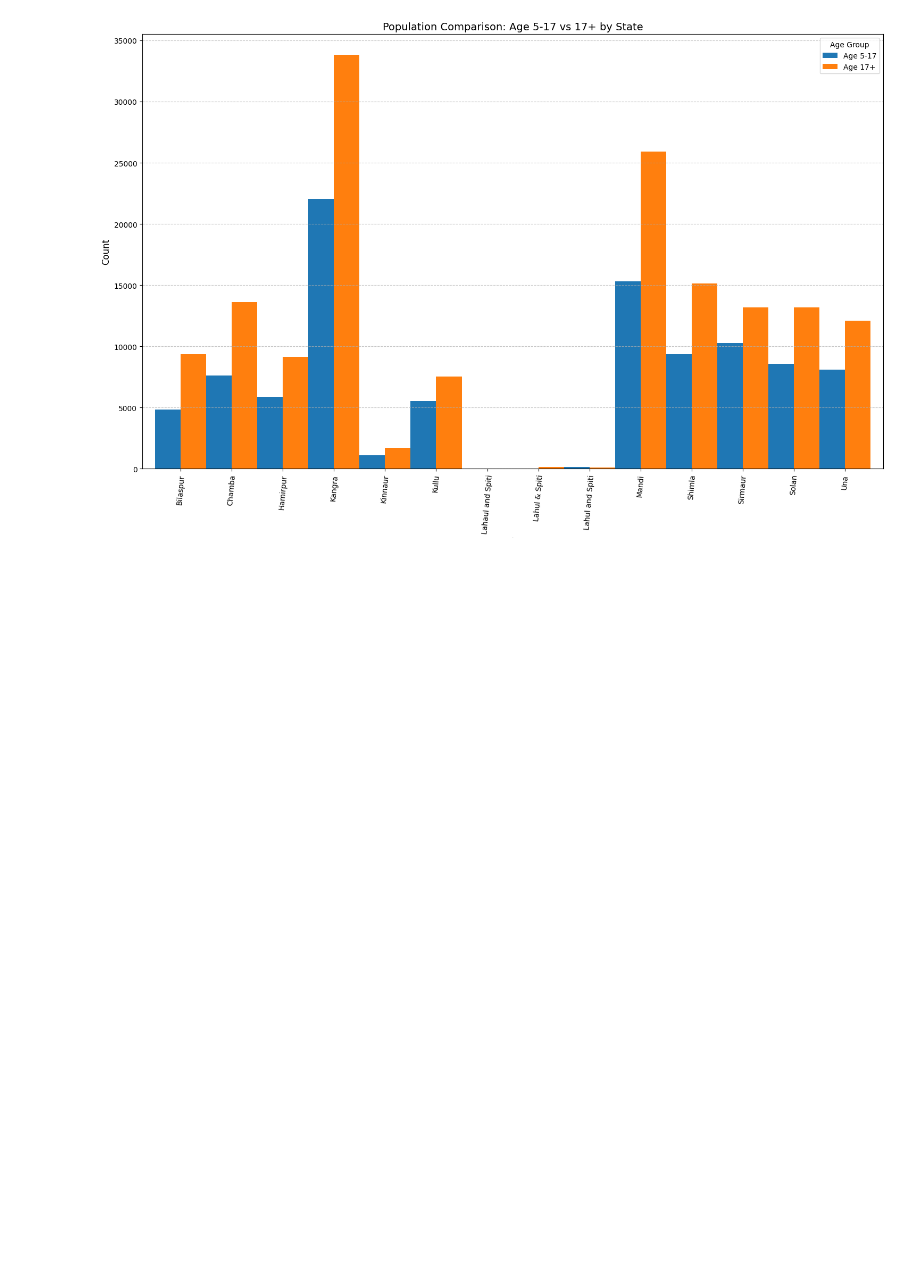
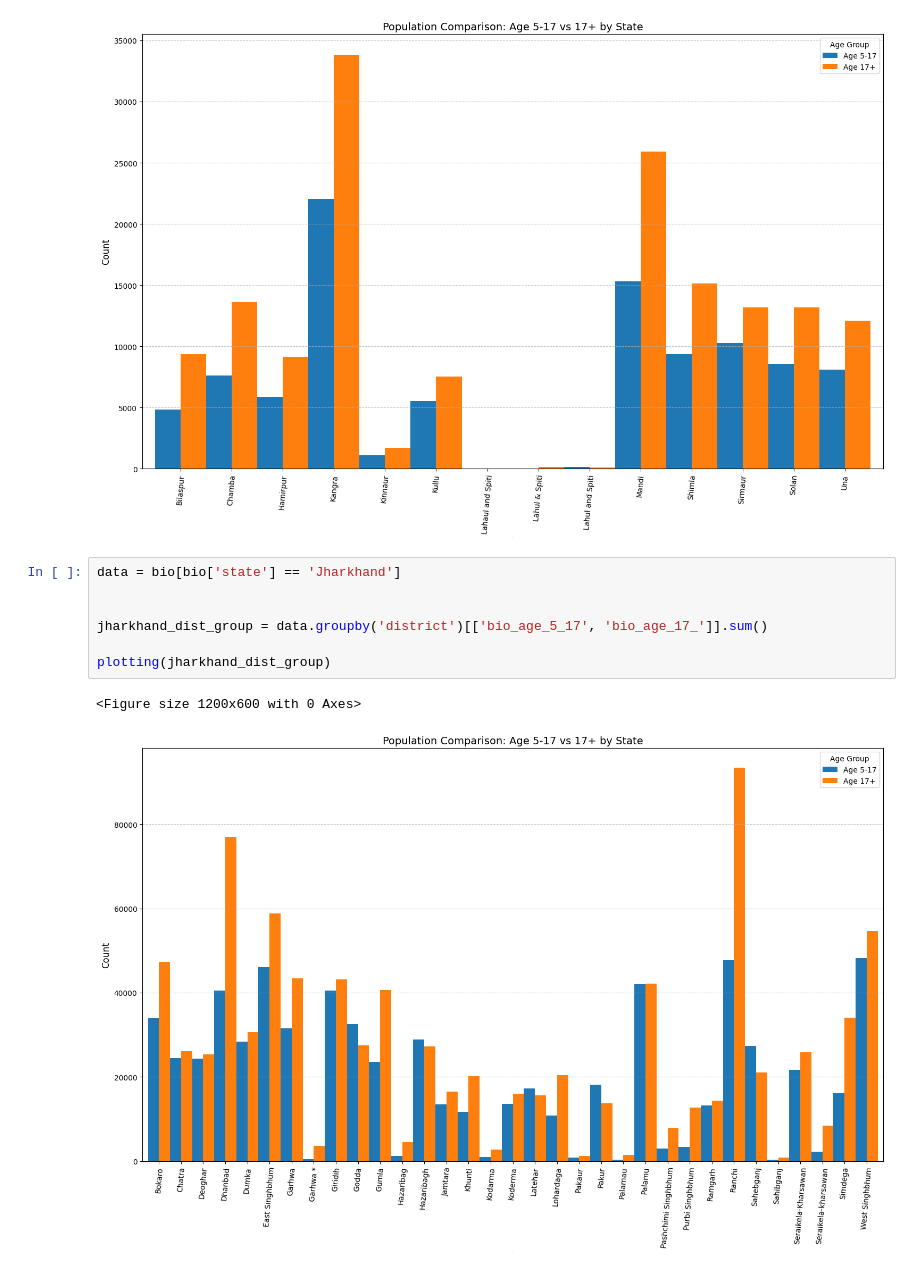
Before and after one commit to Cruciator18/Aadhar-analysis, a Jupyter notebook: biometric.ipynb, the cells around one changed output. Drawn from its saved outputs; the diff is of its cells as text; blank space fills up the shorter version.

```diff
--- a/biometric.ipynb
+++ b/biometric.ipynb
@@ -167,3 +167,13 @@ plotting(hp_dist_group)
 # %% [output]
 <Figure size 1200x600 with 0 Axes>
 [figure]
+# %%
+data = bio[bio['state'] == 'Jharkhand']
+
+
+jharkhand_dist_group = data.groupby('district')[['bio_age_5_17', 'bio_age_17_']].sum()
+
+plotting(jharkhand_dist_group)
+# %% [output]
+<Figure size 1200x600 with 0 Axes>
+[figure, added]
```
